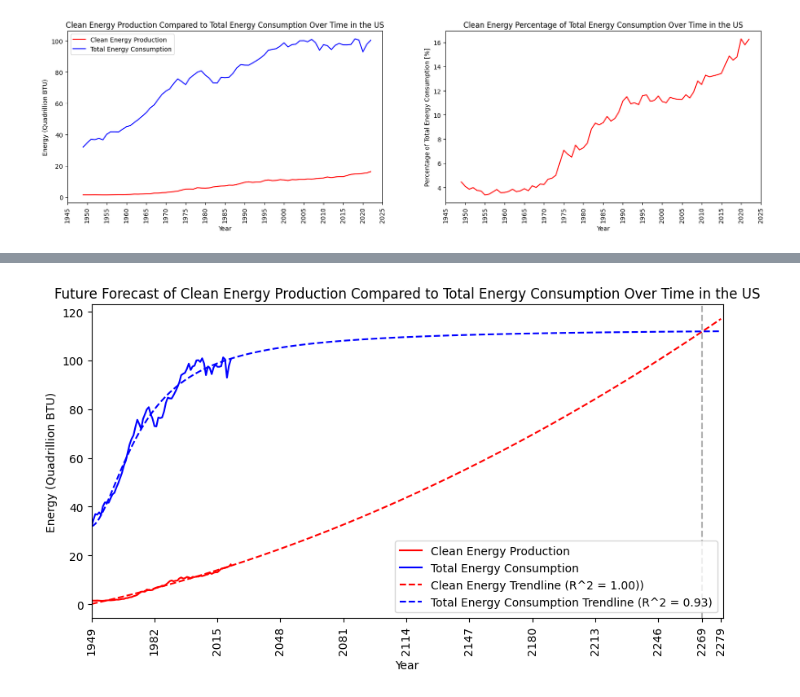
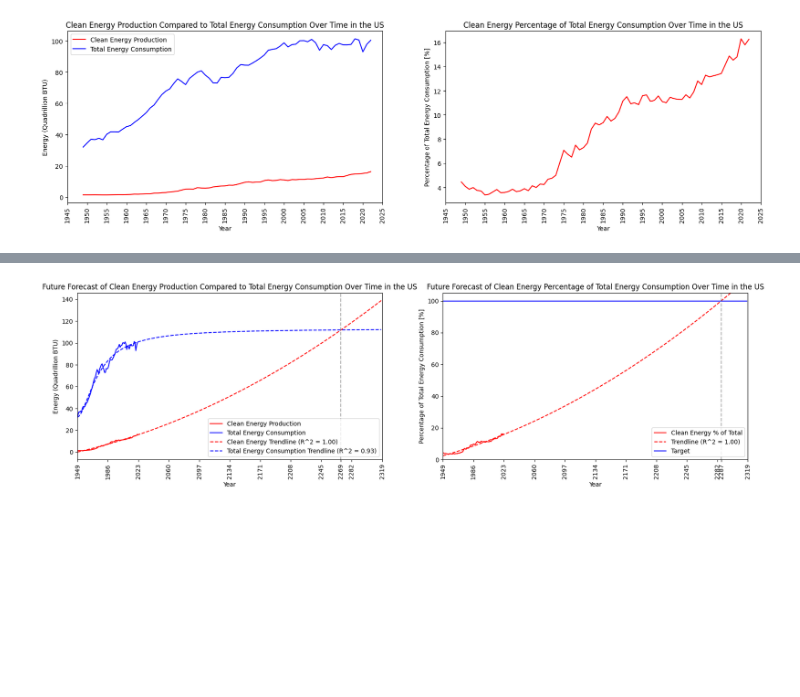
Before and after one commit to peterlecavalier/clean-energy-report, a Jupyter notebook: final_project.ipynb, the cells around one changed output, grey strips where cells are left out. Saved outputs shown, nothing was run; the diff lists cells and outputs as text; code cells hidden in the pictures; blank space fills up the shorter version.

Commit message:
Added another method for predicting 100% clean energy year

```diff
--- a/final_project.ipynb
+++ b/final_project.ipynb
@@ -38,6 +38,9 @@ clean_energy = clean_energy.astype(float)
 # Create a new column that sums all the clean energy sources
 clean_energy['Total'] = clean_energy.sum(axis=1) - clean_energy['Annual Total']
 
+# Create a new column that computes the clean energy percentage of total energy production
+clean_energy['Clean_Percentage'] = clean_energy['Total'] / e_consumption_by_source['Total Primary Energy Consumption'] * 100
+
 # Create a 1x2 subplot
 fig, ax = plt.subplots(1, 2, figsize=(20, 5))
 
@@ -53,7 +56,7 @@ ax[0].tick_params(axis='x', rotation=90)
 ax[0].set_title('Clean Energy Production Compared to Total Energy Consumption Over Time in the US')
 
 # Plot clean energy production as a percentage of total energy consumption on second subplot
-ax[1].plot(clean_energy['Annual Total'], clean_energy['Total'] / e_consumption_by_source['Total Primary Energy Consumption'] * 100, color='r', label='Clean Energy Production')
+ax[1].plot(clean_energy['Annual Total'], clean_energy['Clean_Percentage'], color='r', label='Clean Energy Production')
 ax[1].set_xlabel('Year')
 ax[1].set_ylabel('Percentage of Total Energy Consumption [%]')
 ax[1].set_xlim(1945, 2025)
@@ -67,7 +70,7 @@ plt.show()
 # %%
 # Create a list of years to forecast trendlines out to 2050
 xmin = e_consumption_by_source['Annual Total'][0]
-xmax = 2280
+xmax = 2319
 future_years = np.arange(xmin, xmax, 1)
 ticks = np.arange(xmin, xmax+1, round((xmax - xmin) / 10))
 
@@ -77,42 +80,80 @@ r_squared_clean      = np.corrcoef(clean_energy['Annual Total'], np.polyval(pred
 predictive_clean_val = np.polyval(predictive_clean_fit, future_years)
 
 # Perform curve fitting using the logarithmic function defined earlier for total energy consumption
-total_start_year = xmin
+total_start_year   = xmin
 total_start_energy = e_consumption_by_source['Total Primary Energy Consumption'][0]
-popt, pcov = curve_fit(hill_sigmoid, e_consumption_by_source['Annual Total'] - total_start_year, e_consumption_by_source['Total Primary Energy Consumption'] - total_start_energy, p0=[1, 1, 1])
+popt, pcov         = curve_fit(hill_sigmoid, e_consumption_by_source['Annual Total'] - total_start_year, e_consumption_by_source['Total Primary Energy Consumption'] - total_start_energy, p0=[1, 1, 1])
+
+# Create a trendline for the clean energy perentage as a polynomial and store the R^2 value
+predictive_clean_percentage_fit = np.polyfit(clean_energy['Annual Total'], clean_energy['Clean_Percentage'], 2)
+r_squared_clean_percentage      = np.corrcoef(clean_energy['Annual Total'], np.polyval(predictive_clean_percentage_fit, clean_energy['Annual Total']))[0, 1] ** 2
+predictive_clean_percentage_val = np.polyval(predictive_clean_percentage_fit, future_years)
 
 # Create a trendline for the total energy consumption data as a 3rd order polynomial and store the R^2 value
 predictive_total_fit = np.polyfit(e_consumption_by_source['Annual Total'], e_consumption_by_source['Total Primary Energy Consumption'], 3)
 r_squared_total      = np.corrcoef(e_consumption_by_source['Annual Total'], np.polyval(predictive_total_fit, e_consumption_by_source['Annual Total']))[0, 1] ** 2
 predictive_total_val = hill_sigmoid(future_years - total_start_year, popt[0], popt[1], popt[2]) + total_start_energy
 
+# Create a 1x2 subplot
+fig2, ax2 = plt.subplots(1, 2, figsize=(20, 5))
+
 # Plot the trendlines
-plt.figure(figsize=(10, 5))
-plt.plot(clean_energy['Annual Total'], clean_energy['Total'], color='r', label='Clean Energy Production')
-plt.plot(e_consumption_by_source['Annual Total'], e_consumption_by_source['Total Primary Energy Consumption'], color='b', label='Total Energy Consumption')
-plt.plot(future_years, predictive_clean_val, color='r', linestyle='--', label=f'Clean Energy Trendline (R^2 = {r_squared_clean:.2f}))')
-# plt.plot(future_years, np.polyval(predictive_total, future_years), color='b', linestyle='--', label=f'Total Energy Consumption Trendline (R^2 = {r_squared_total:.2f})')
-plt.plot(future_years, predictive_total_val, color='b', linestyle='--', label=f'Total Energy Consumption Trendline (R^2 = {r_squared_total:.2f})')
-plt.xlabel('Year')
-plt.ylabel('Energy (Quadrillion BTU)')
-plt.legend()
-plt.xlim(xmin, xmax)
-plt.xticks(ticks, rotation=90)
-plt.title('Future Forecast of Clean Energy Production Compared to Total Energy Consumption Over Time in the US')
+ax2[0].plot(clean_energy['Annual Total'], clean_energy['Total'], color='r', label='Clean Energy Production')
+ax2[0].plot(e_consumption_by_source['Annual Total'], e_consumption_by_source['Total Primary Energy Consumption'], color='b', label='Total Energy Consumption')
+ax2[0].plot(future_years, predictive_clean_val, color='r', linestyle='--', label=f'Clean Energy Trendline (R^2 = {r_squared_clean:.2f})')
+# ax2[0].plot(future_years, np.polyval(predictive_total, future_years), color='b', linestyle='--', label=f'Total Energy Consumption Trendline (R^2 = {r_squared_total:.2f})')
+ax2[0].plot(future_years, predictive_total_val, color='b', linestyle='--', label=f'Total Energy Consumption Trendline (R^2 = {r_squared_total:.2f})')
+ax2[0].set_xlabel('Year')
+ax2[0].set_ylabel('Energy (Quadrillion BTU)')
+ax2[0].legend()
+ax2[0].set_xlim(xmin, xmax)
+ax2[0].set_xticks(ticks)
+ax2[0].tick_params(axis='x', rotation=90)
+ax2[0].set_title('Future Forecast of Clean Energy Production Compared to Total Energy Consumption Over Time in the US')
 
 # Get the closest point on both trendlines
-closes_val = min(abs(predictive_total_val - predictive_clean_val))
+closest_val = min(abs(predictive_total_val - predictive_clean_val))
 
 # Get the year the trendlines cross
-cross_year = future_years[abs(predictive_total_val - predictive_clean_val) == closes_val][0]
+cross_year = future_years[abs(predictive_total_val - predictive_clean_val) == closest_val][0]
 
 # Print the year the trendlines cross
-print(f'The trendlines cross in {cross_year:.0f}.')
+# print(f'The trendlines cross in {cross_year:.0f}.')
 
 # Add a dotted vertial grey line at the year the trendlines cross with 0.6 transparency
-plt.axvline(x=cross_year, color='grey', linestyle='--', alpha=0.6)
+ax2[0].axvline(x=cross_year, color='grey', linestyle='--', alpha=0.6)
 
 # Add an additional tick label at the year the trendlines cross
-plt.xticks(np.append(ticks, cross_year), rotation=90)
+ax2[0].set_xticks(np.append(ticks, cross_year))
+
+# Plot the clean energy production as a percentage of total energy consumption trendline
+ax2[1].plot(clean_energy['Annual Total'], clean_energy['Clean_Percentage'], color='r', label='Clean Energy % of Total')
+ax2[1].plot(future_years, predictive_clean_percentage_val, color='r', linestyle='--', label=f'Trendline (R^2 = {r_squared_clean_percentage:.2f})')
+ax2[1].plot(future_years, np.full(len(future_years), 100), color='b', linestyle='-', label=f'Target')
+ax2[1].set_xlabel('Year')
+ax2[1].set_ylabel('Percentage of Total Energy Consumption [%]')
+# Put legend in bottom right corner
+ax2[1].legend(loc='lower right')
+ax2[1].set_xlim(xmin, xmax)
+ax2[1].set_ylim(0, 105)
+ax2[1].set_xticks(ticks)
+ax2[1].tick_params(axis='x', rotation=90)
+ax2[1].set_title('Future Forecast of Clean Energy Percentage of Total Energy Consumption Over Time in the US')
+
+# Get the year when clean energy production is 100% of total energy consumption
+closest_val = min(abs(100 - predictive_clean_percentage_val))
+clean_100 = future_years[abs(100 - predictive_clean_percentage_val) == closest_val][0]
+
+# Print the year when clean energy production is 100% of total energy consumption
+# print(f'Clean energy production will be 100% of total energy consumption in {clean_100:.0f}.')
+
+# Add a dotted vertial grey line at the year when clean energy production is 100% of total energy consumption with 0.6 transparency
+ax2[1].axvline(x=clean_100, color='grey', linestyle='--', alpha=0.6)
+
+# Add an additional tick label at the year when clean energy production is 100% of total energy consumption
+ax2[1].set_xticks(np.append(ticks, clean_100))
+
+print(f'Prediction method 1 (trendline crossing) predicts year: {cross_year:.0f}\nPrediction method 2 (clean e percentage) predicts year: {clean_100:.0f}')
+
 plt.show()
 # %% [output]
@@ -120 +162 @@ The trendlines cross in 2269.
-[figure, old version]
+[figure, new version]
```
Also changed, not shown: parts of 1 cell of this notebook.
